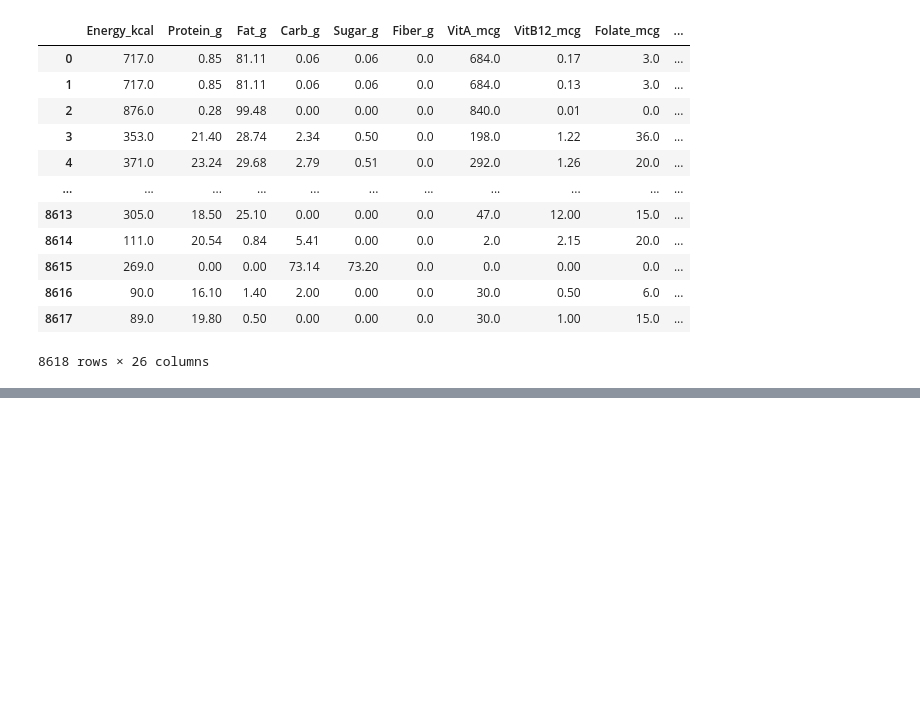
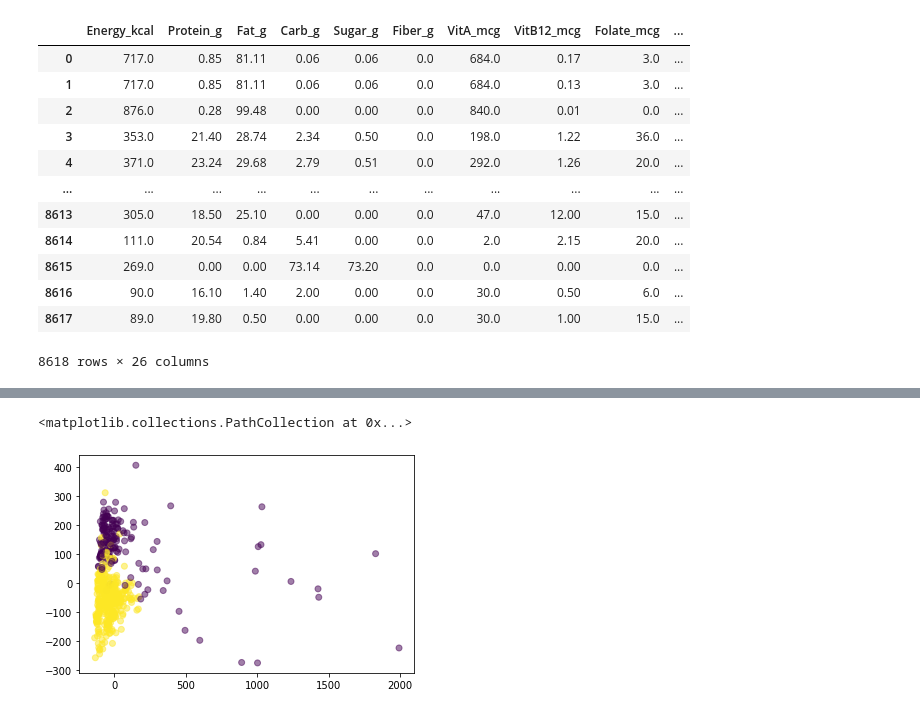
Before and after one commit to team0243/multivariate, a Jupyter notebook: Chapter3 CA.ipynb, the cells around one changed output, grey strips where cells are left out. Cells and saved outputs as stored; diff of their text form; code cells hidden in the pictures; blank space fills up the shorter version.

```diff
--- a/Chapter3 CA.ipynb
+++ b/Chapter3 CA.ipynb
@@ -441,0 +547,2 @@ new_ex1.drop(new_ex1.columns[new_ex1.columns.str.contains('_mg')].values,axis=1)
+# %%
+bb = ex1_dropped2[(ex1_dropped2['FoodGroup']==1) | (ex1_dropped2['FoodGroup']==8)]
@@ -441,0 +565,8 @@ new_ex1.drop(new_ex1.columns[new_ex1.columns.str.contains('_mg')].values,axis=1)
+# %%
+pca = PCA(n_components=2)
+new_pca2 = pca.fit_transform(bb.iloc[:,1:].to_numpy())
+# %%
+plt.scatter(new_pca2[:,0],new_pca2[:,1],c = bb['FoodGroup'],alpha=0.5)
+# %% [output]
+<matplotlib.collections.PathCollection at 0x...>
+[figure, added]
```
Also changed, not shown: parts of 47 cells of this notebook.
